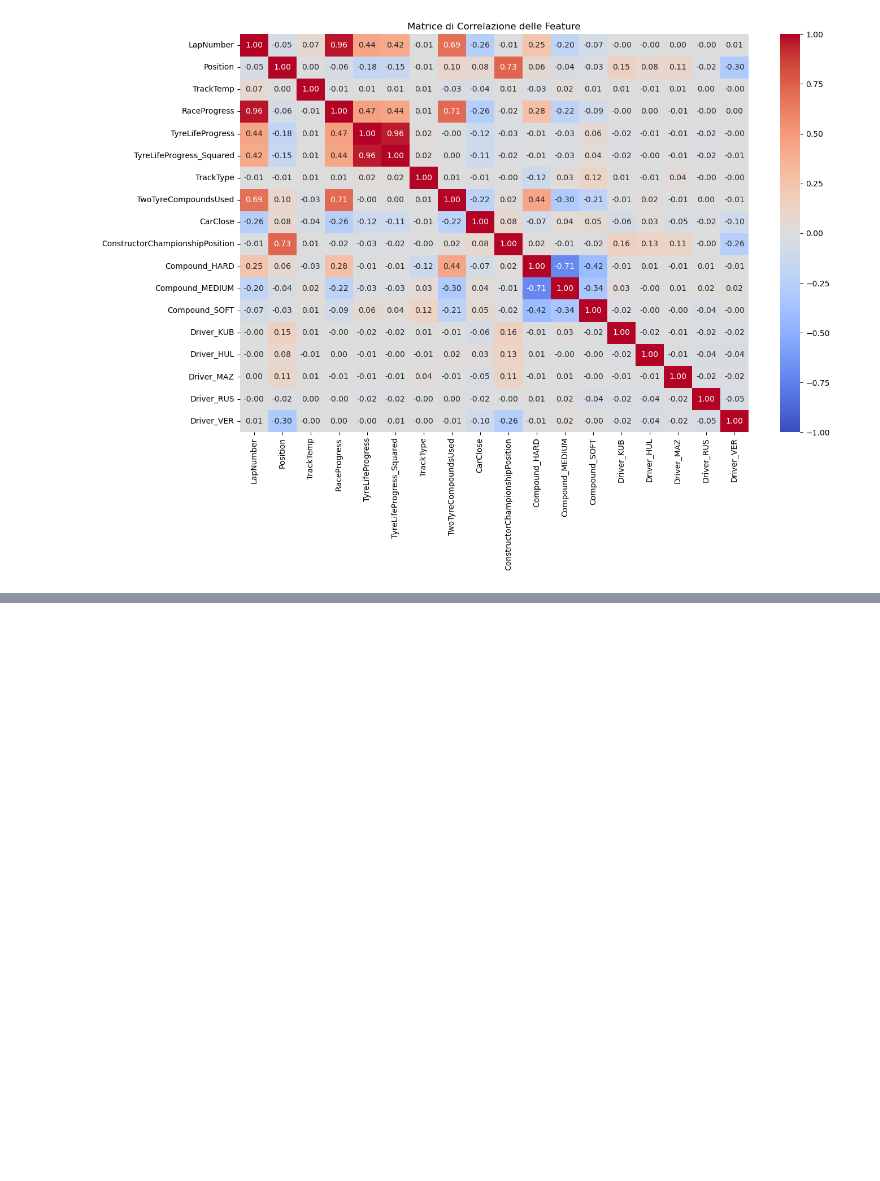
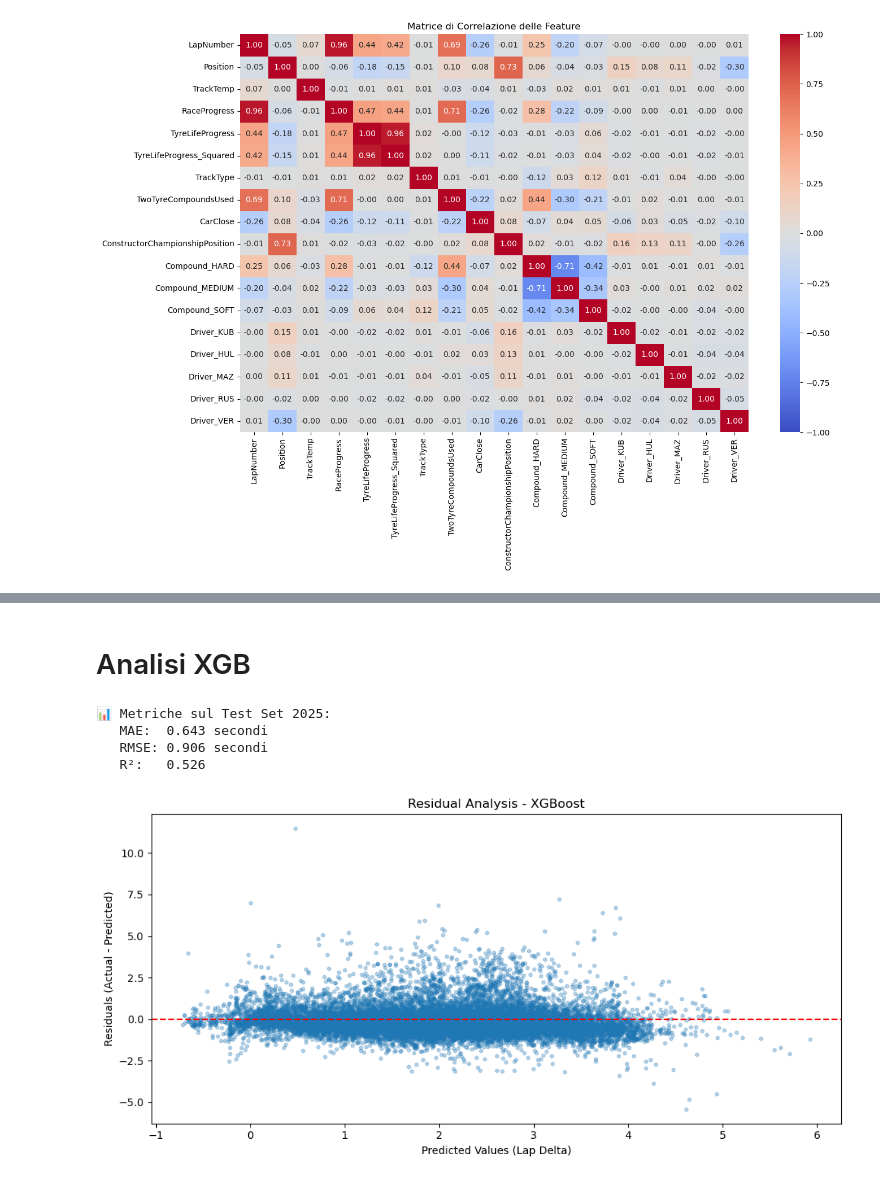
Before and after one commit to luk3luca/F1_Race_Strategy, a Jupyter notebook: test_regressor.ipynb, the cells around one changed output, grey strips where cells are left out. Cells and saved outputs as stored; diff of their text form; code cells hidden in the pictures; blank space fills up the shorter version.

```diff
--- a/test_regressor.ipynb
+++ b/test_regressor.ipynb
@@ -387,9 +716,11 @@ import joblib
 # ---------------------------------------------------------
 # LOAD THE NEURAL NETWORK MODEL V3
 # ---------------------------------------------------------
-nn_model = tf.keras.models.load_model('f1_strategic_model_m10_v3.keras')
+# nn_model = tf.keras.models.load_model('f1_strategic_model_m10_v3.keras')
+nn_model = tf.keras.models.load_model('f1_strategic_model_m10_v4.keras')
+
 
 # ---------------------------------------------------------
 # LOAD THE OPTIMIZED XGBOOST MODEL V4
 # ---------------------------------------------------------
-best_xgb_model = joblib.load('f1_pace_model_v5_optimized.joblib')
+best_xgb_model = joblib.load('f1_pace_model_v6_optimized.joblib')
@@ -1183,0 +1918,38 @@ Correlazione: 0.159, p-value: 0.0000
+# %% [markdown]
+# Analisi XGB
+# %%
+from sklearn.metrics import mean_absolute_error, root_mean_squared_error, r2_score
+
+# Predizioni sul test set
+y_pred = best_xgb_model.predict(X_test_xgb_2)
+
+# Calcolo metriche
+mae = mean_absolute_error(y_test_xgb_2, y_pred)
+rmse = root_mean_squared_error(y_test_xgb_2, y_pred)
+r2 = r2_score(y_test_xgb_2, y_pred)
+
+print("📊 Metriche sul Test Set 2025:")
+print(f"   MAE:  {mae:.3f} secondi")
+print(f"   RMSE: {rmse:.3f} secondi")
+print(f"   R²:   {r2:.3f}")
+# %% [output]
+📊 Metriche sul Test Set 2025:
+   MAE:  0.643 secondi
+   RMSE: 0.906 secondi
+   R²:   0.526
+# %%
+import matplotlib.pyplot as plt
+import numpy as np
+
+residuals = y_test_xgb_2 - y_pred
+
+plt.figure(figsize=(10, 5))
+plt.scatter(y_pred, residuals, alpha=0.3, s=10)
+plt.axhline(y=0, color='red', linestyle='--')
+plt.xlabel('Predicted Values (Lap Delta)')
+plt.ylabel('Residuals (Actual - Predicted)')
+plt.title('Residual Analysis - XGBoost')
+plt.tight_layout()
+plt.show()
+# %% [output]
+[figure, added]
```
Also changed, not shown: parts of 39 cells of this notebook, 5 other files.
